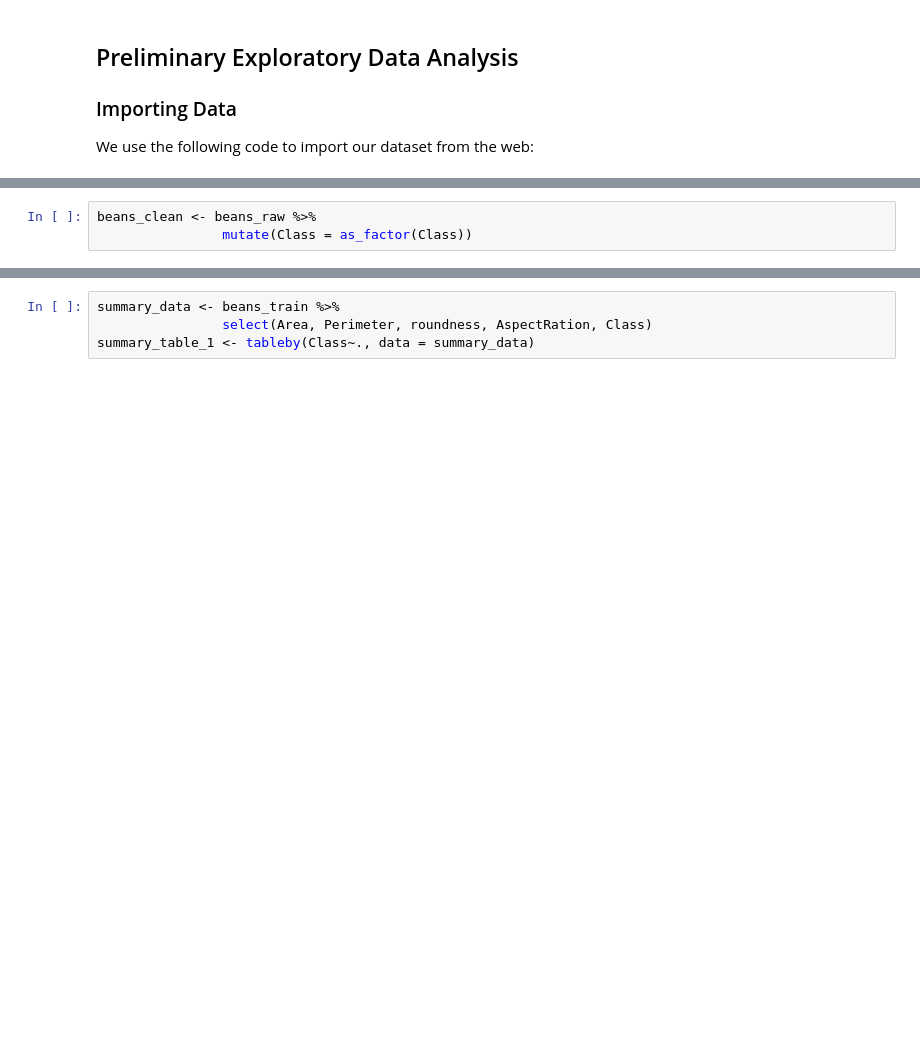
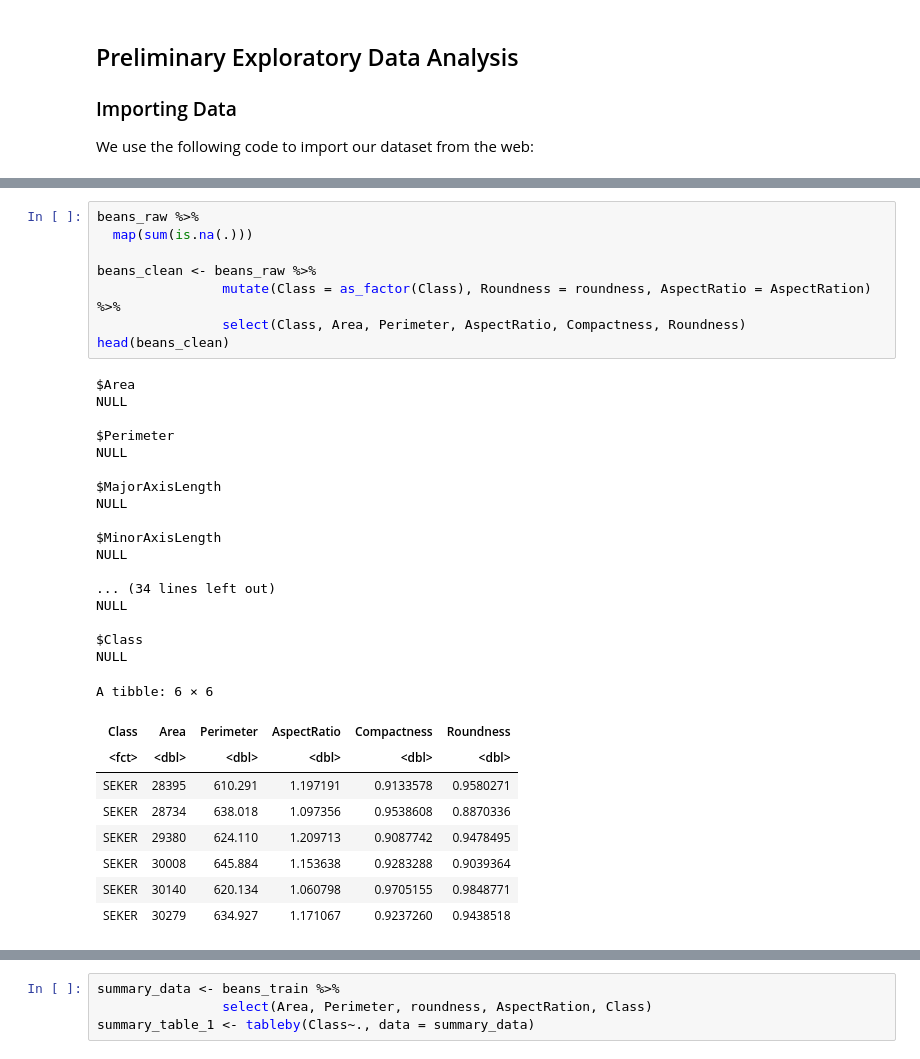
Before and after one commit to EdwardWangDataScience/Project_Proposal_Group_24, a Jupyter notebook: main/Group_Project_Proposal.ipynb, the cells around one changed output, grey strips where cells are left out. Drawn from its saved outputs; the diff is of its cells as text; blank space fills up the shorter version.

```diff
--- a/main/Group_Project_Proposal.ipynb
+++ b/main/Group_Project_Proposal.ipynb
@@ -52,6 +67,38 @@ Our data is already almost tidy, all we do is change the type of the class varib
-# %%
-beans_clean <- beans_raw %>%
-                mutate(Class = as_factor(Class))
+# %%
+beans_raw %>%
+  map(sum(is.na(.)))
+
+beans_clean <- beans_raw %>%
+                mutate(Class = as_factor(Class), Roundness = roundness, AspectRatio = AspectRation) %>%
+                select(Class, Area, Perimeter, AspectRatio, Compactness, Roundness)
+head(beans_clean)
+# %% [output]
+$Area
+NULL
+
+$Perimeter
+NULL
+
+$MajorAxisLength
+NULL
+
+$MinorAxisLength
+NULL
+
+... (34 lines left out)
+NULL
+
+$Class
+NULL
+A tibble: 6 × 6
+| Class | Area | Perimeter | AspectRatio | Compactness | Roundness |
+| <fct> | <dbl> | <dbl> | <dbl> | <dbl> | <dbl> |
+| SEKER | 28395 | 610.291 | 1.197191 | 0.9133578 | 0.9580271 |
+| SEKER | 28734 | 638.018 | 1.097356 | 0.9538608 | 0.8870336 |
+| SEKER | 29380 | 624.110 | 1.209713 | 0.9087742 | 0.9478495 |
+| SEKER | 30008 | 645.884 | 1.153638 | 0.9283288 | 0.9039364 |
+| SEKER | 30140 | 620.134 | 1.060798 | 0.9705155 | 0.9848771 |
+| SEKER | 30279 | 634.927 | 1.171067 | 0.9237260 | 0.9438518 |
 # %% [markdown]
 ### Spliting Data into Training and Testing Datasets
 
```
Also changed, not shown: parts of 15 cells of this notebook.
